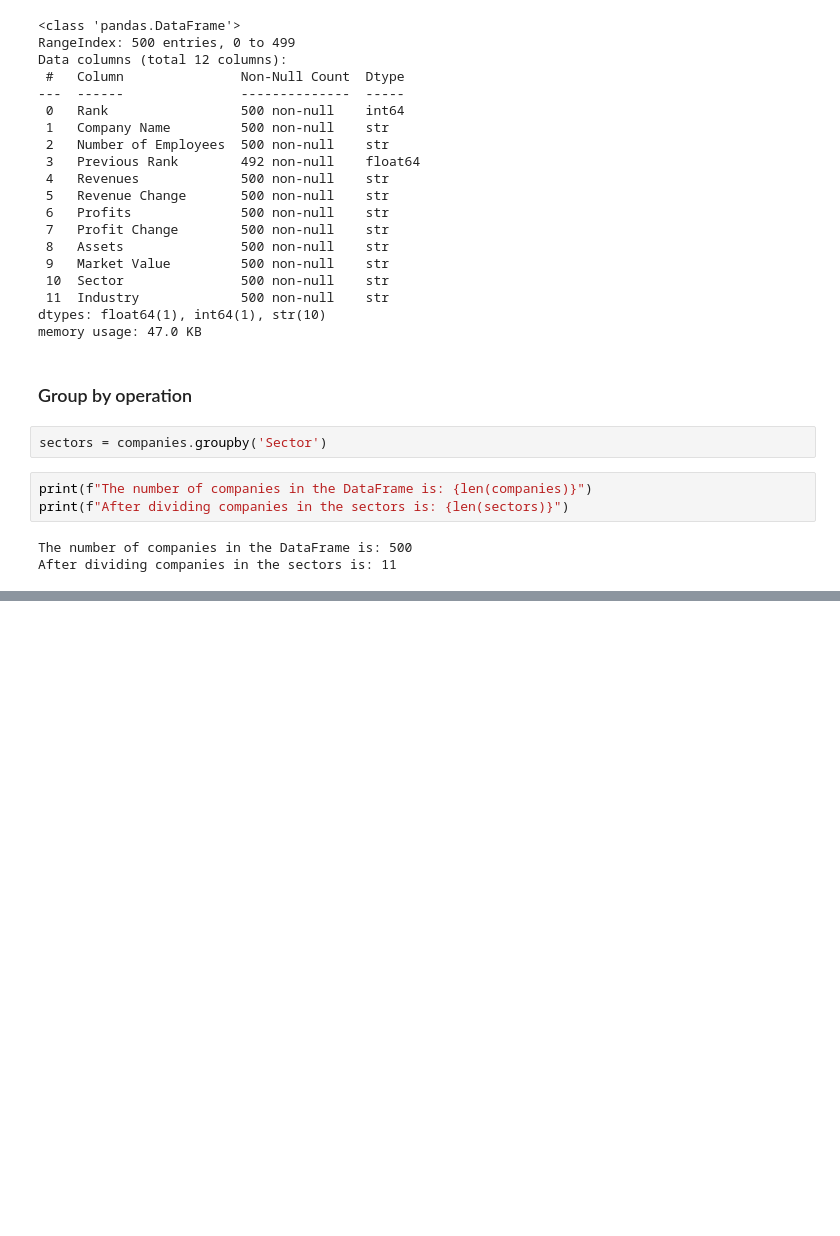
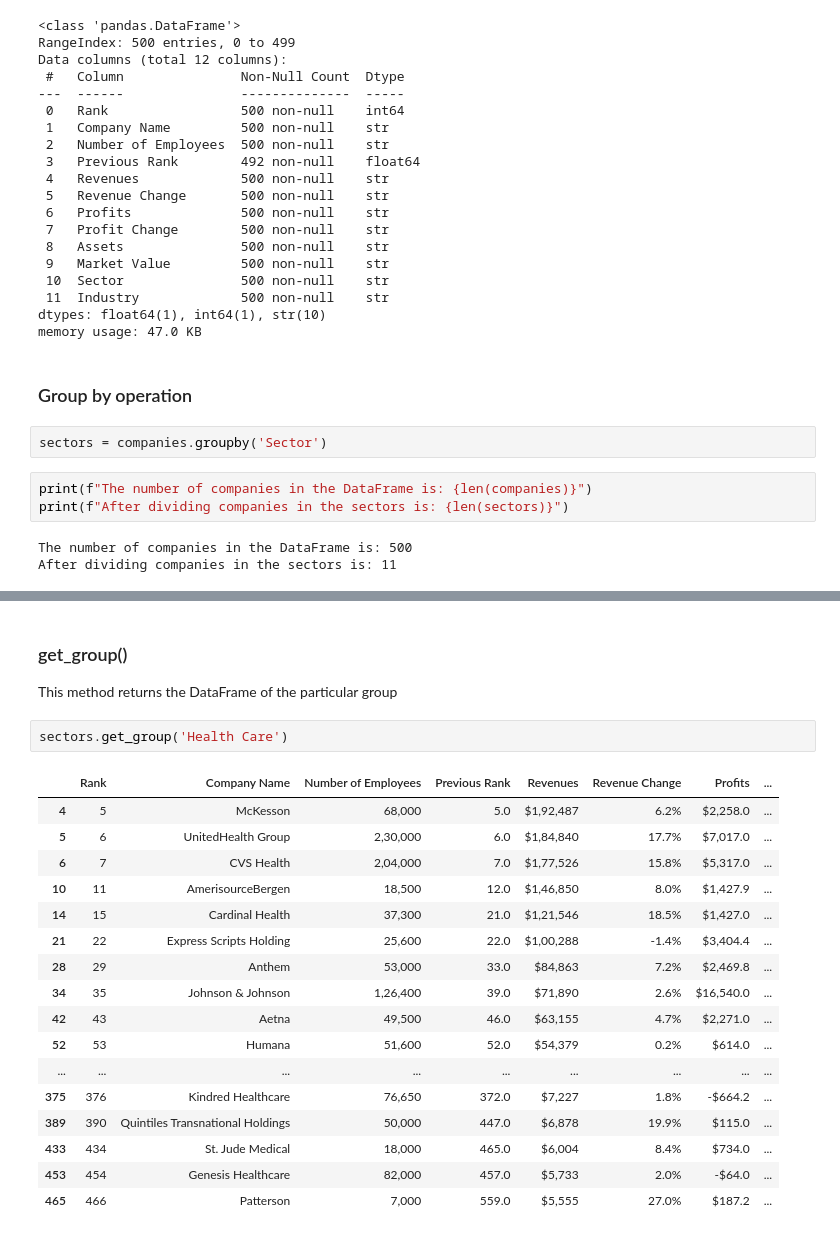
Before and after one commit to Zafar-Ashfak/Pandas, a Jupyter notebook: groupby_on_companies.ipynb, the cells around one changed output, grey strips where cells are left out. Saved outputs shown, nothing was run; the diff lists cells and outputs as text; blank space fills up the shorter version.

Commit message:
Practice operations on Series and DataFrame

```diff
--- a/groupby_on_companies.ipynb
+++ b/groupby_on_companies.ipynb
@@ -77,0 +155,23 @@ After dividing companies in the sectors is: 11
+# %% [markdown]
+### get_group()
+This method returns the DataFrame of the particular group
+# %%
+sectors.get_group('Health Care')
+# %% [output]
+|  | Rank | Company Name | Number of Employees | Previous Rank | Revenues | Revenue Change | Profits | ... |
+| 4 | 5 | McKesson | 68,000 | 5.0 | $1,92,487 | 6.2% | $2,258.0 | ... |
+| 5 | 6 | UnitedHealth Group | 2,30,000 | 6.0 | $1,84,840 | 17.7% | $7,017.0 | ... |
+| 6 | 7 | CVS Health | 2,04,000 | 7.0 | $1,77,526 | 15.8% | $5,317.0 | ... |
+| 10 | 11 | AmerisourceBergen | 18,500 | 12.0 | $1,46,850 | 8.0% | $1,427.9 | ... |
+| 14 | 15 | Cardinal Health | 37,300 | 21.0 | $1,21,546 | 18.5% | $1,427.0 | ... |
+| 21 | 22 | Express Scripts Holding | 25,600 | 22.0 | $1,00,288 | -1.4% | $3,404.4 | ... |
+| 28 | 29 | Anthem | 53,000 | 33.0 | $84,863 | 7.2% | $2,469.8 | ... |
+| 34 | 35 | Johnson & Johnson | 1,26,400 | 39.0 | $71,890 | 2.6% | $16,540.0 | ... |
+| 42 | 43 | Aetna | 49,500 | 46.0 | $63,155 | 4.7% | $2,271.0 | ... |
+| 52 | 53 | Humana | 51,600 | 52.0 | $54,379 | 0.2% | $614.0 | ... |
+| ... | ... | ... | ... | ... | ... | ... | ... | ... |
+| 375 | 376 | Kindred Healthcare | 76,650 | 372.0 | $7,227 | 1.8% | -$664.2 | ... |
+| 389 | 390 | Quintiles Transnational Holdings | 50,000 | 447.0 | $6,878 | 19.9% | $115.0 | ... |
+| 433 | 434 | St. Jude Medical | 18,000 | 465.0 | $6,004 | 8.4% | $734.0 | ... |
+| 453 | 454 | Genesis Healthcare | 82,000 | 457.0 | $5,733 | 2.0% | -$64.0 | ... |
+| 465 | 466 | Patterson | 7,000 | 559.0 | $5,555 | 27.0% | $187.2 | ... |
```
Also changed, not shown: parts of 14 cells of this notebook.
